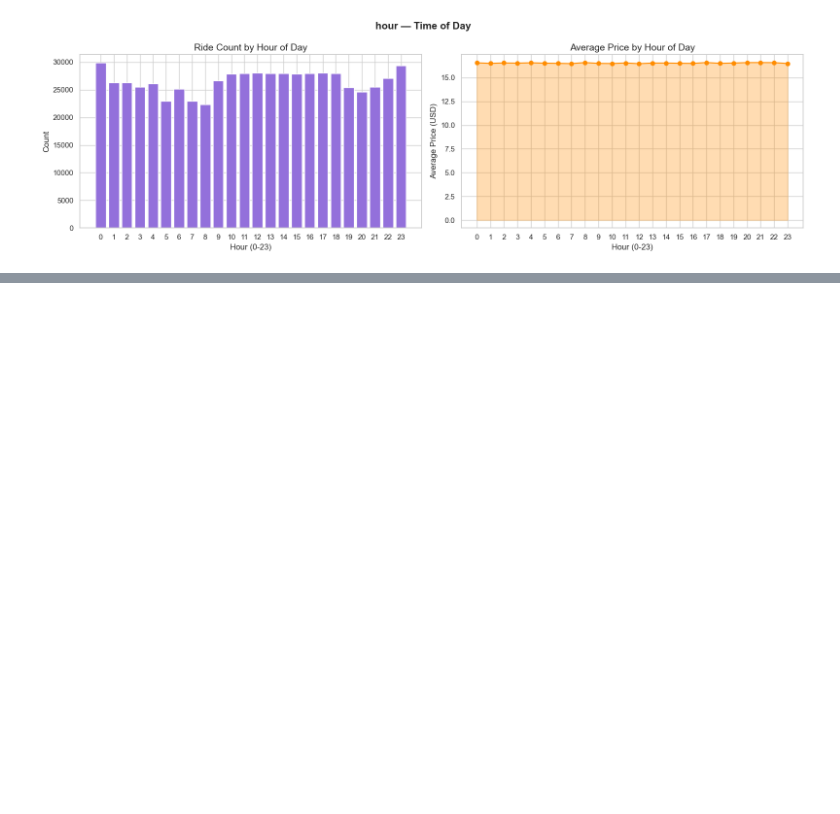
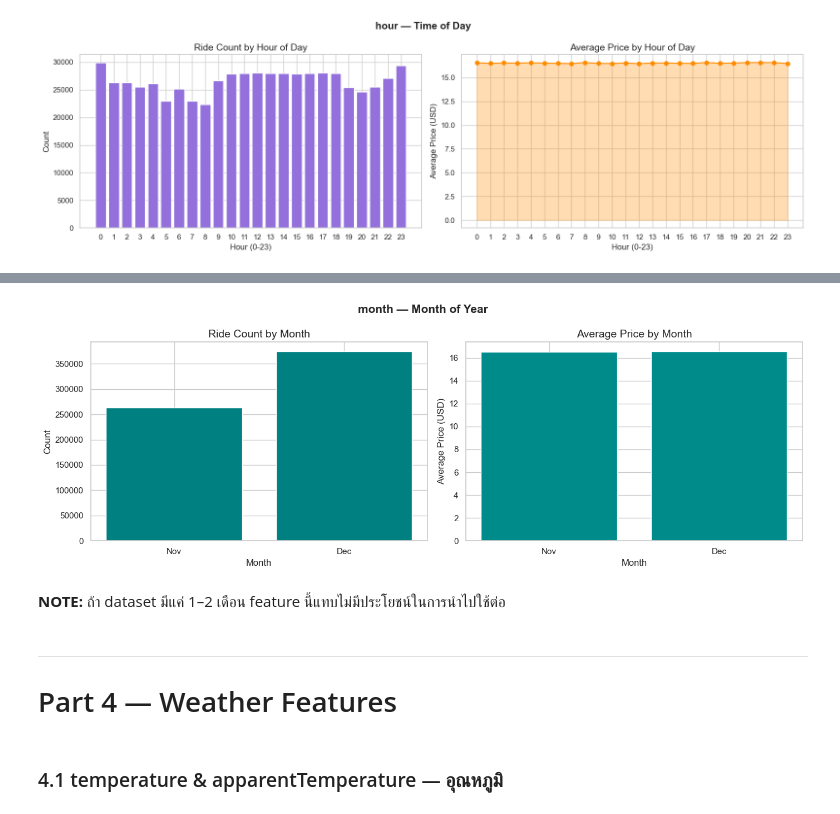
Before and after one commit to Bobbie-CPE38/cpe232-final-project, a Jupyter notebook: notebooks/eda_univariate.ipynb, the cells around one changed output, grey strips where cells are left out. Saved outputs shown, nothing was run; the diff lists cells and outputs as text; code cells hidden in the pictures; blank space fills up the shorter version.

```diff
--- a/notebooks/eda_univariate.ipynb
+++ b/notebooks/eda_univariate.ipynb
@@ -300,0 +382,30 @@ plt.show()
+# %%
+month_labels = {1:'Jan',2:'Feb',3:'Mar',4:'Apr',5:'May',6:'Jun',
+                7:'Jul',8:'Aug',9:'Sep',10:'Oct',11:'Nov',12:'Dec'}
+
+fig, axes = plt.subplots(1, 2, figsize=(14, 5))
+
+month_counts = df['month'].value_counts().sort_index()
+axes[0].bar([month_labels.get(m, m) for m in month_counts.index], month_counts.values, color='teal')
+axes[0].set_title('Ride Count by Month')
+axes[0].set_xlabel('Month')
+axes[0].set_ylabel('Count')
+
+avg_price_month = df.groupby('month')['price'].mean()
+axes[1].bar([month_labels.get(m, m) for m in avg_price_month.index], avg_price_month.values, color='darkcyan')
+axes[1].set_title('Average Price by Month')
+axes[1].set_xlabel('Month')
+axes[1].set_ylabel('Average Price (USD)')
+
+plt.suptitle('month — Month of Year', fontsize=15, fontweight='bold')
+plt.tight_layout()
+plt.show()
+# %% [output]
+[figure, added]
+# %% [markdown]
+**NOTE:** ถ้า dataset มีแค่ 1–2 เดือน feature นี้แทบไม่มีประโยชน์ในการนำไปใช้ต่อ
+# %% [markdown]
+---
+# Part 4 — Weather Features
+# %% [markdown]
+### 4.1 temperature & apparentTemperature — อุณหภูมิ
```
Also changed, not shown: parts of 77 cells of this notebook.
